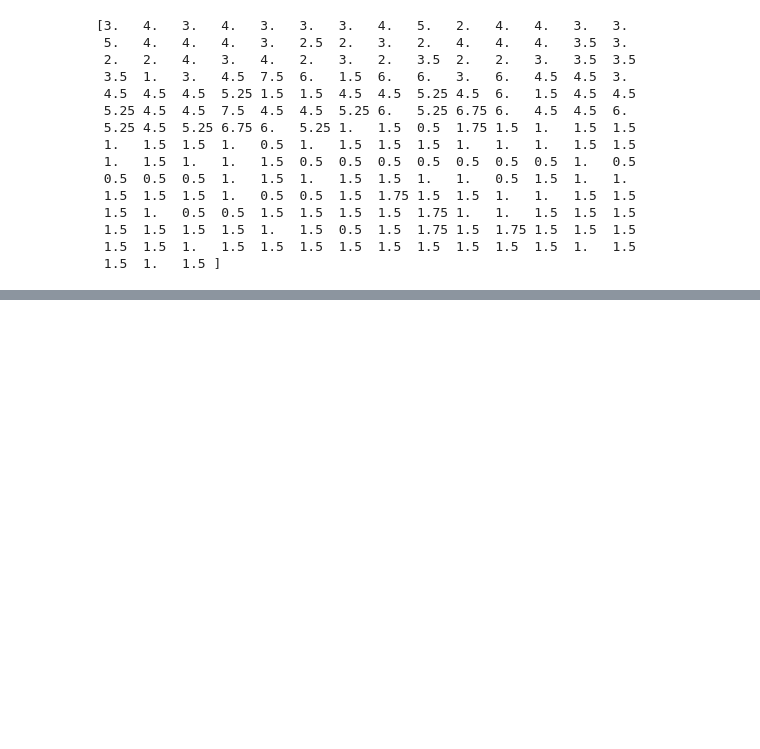
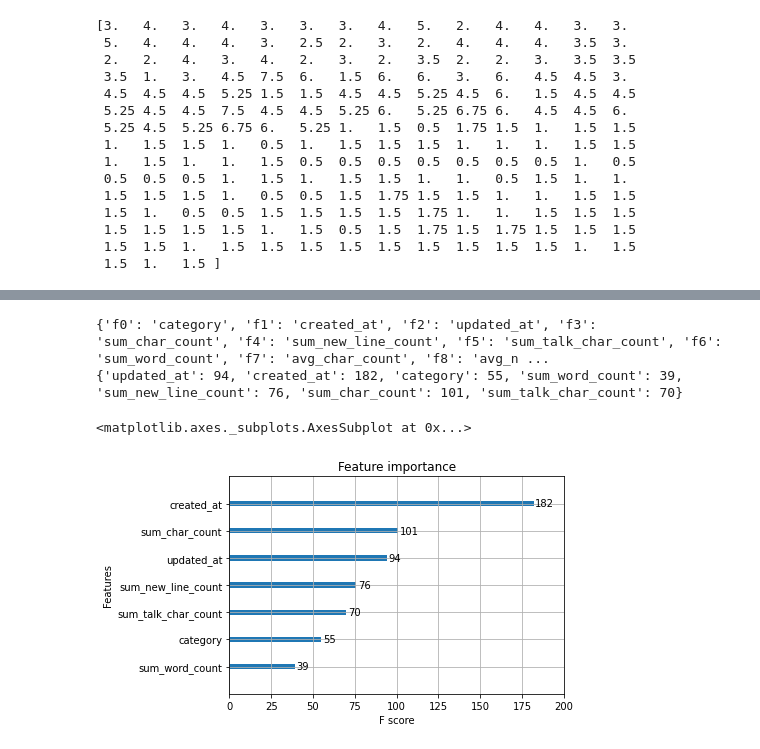
Before and after one commit to tayutaedomo/novelrating, a Jupyter notebook: scripts/training/model_2_xgboost.ipynb, the cells around one changed output, grey strips where cells are left out. Cells and saved outputs as stored; diff of their text form; code cells hidden in the pictures; blank space fills up the shorter version.

```diff
--- a/scripts/training/model_2_xgboost.ipynb
+++ b/scripts/training/model_2_xgboost.ipynb
@@ -180,0 +176,13 @@ plt.show()
+# %%
+mapper = {'f{0}'.format(i): v for i, v in enumerate(df_train2.columns)}
+print(mapper)
+
+mapped = {mapper[k]: v for k, v in bst.get_fscore().items()}
+print(mapped)
+
+xgb.plot_importance(mapped)
+# %% [output]
+{'f0': 'category', 'f1': 'created_at', 'f2': 'updated_at', 'f3': 'sum_char_count', 'f4': 'sum_new_line_count', 'f5': 'sum_talk_char_count', 'f6': 'sum_word_count', 'f7': 'avg_char_count', 'f8': 'avg_n ...
+{'updated_at': 94, 'created_at': 182, 'category': 55, 'sum_word_count': 39, 'sum_new_line_count': 76, 'sum_char_count': 101, 'sum_talk_char_count': 70}
+<matplotlib.axes._subplots.AxesSubplot at 0x...>
+[figure, added]
```
Also changed, not shown: parts of 24 cells of this notebook.
